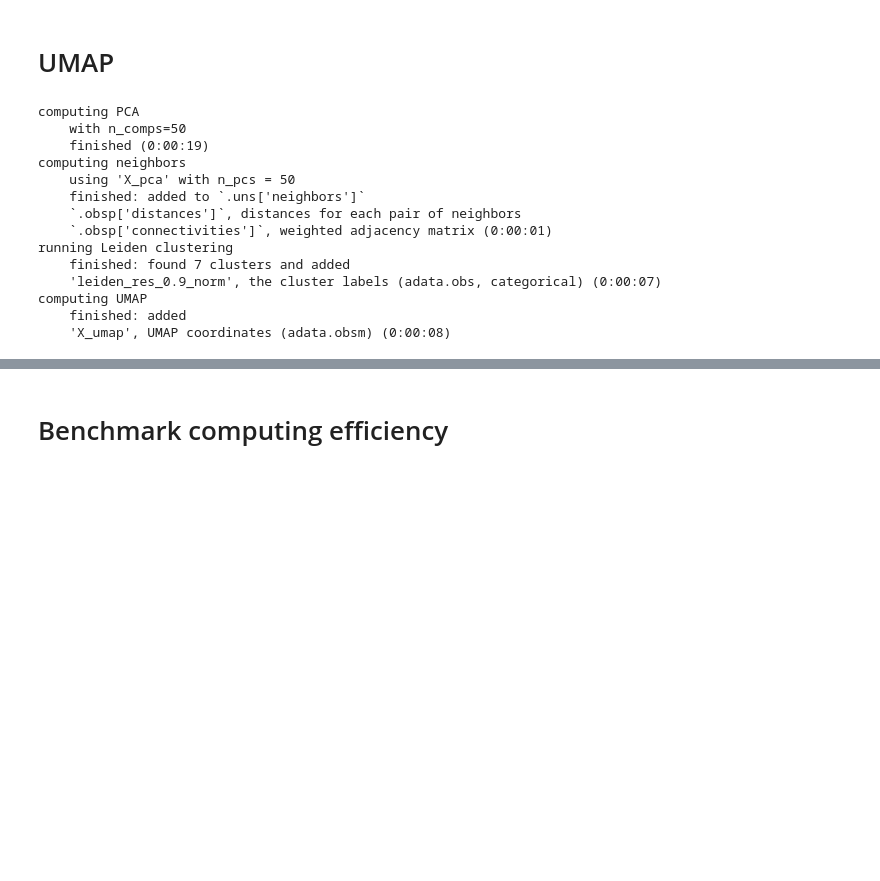
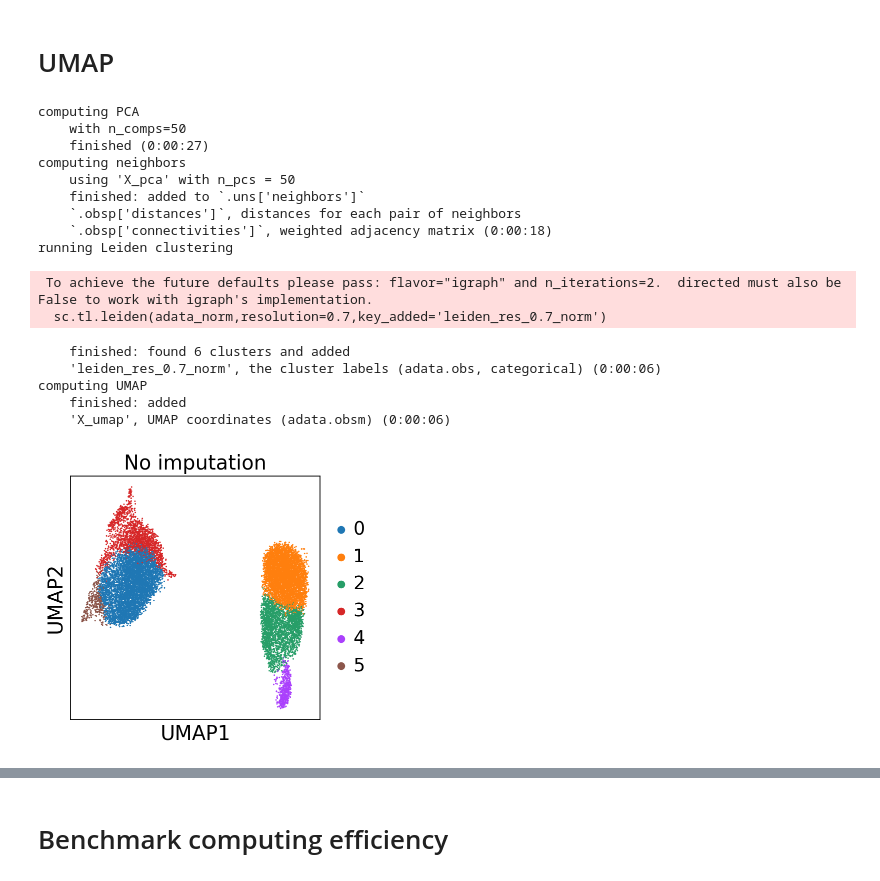
Before and after one commit to alexandrelanau/pyALRA, a Jupyter notebook: pyALRA/benchmarks/pyALRA_fig.ipynb, the cells around one changed output, grey strips where cells are left out. Saved outputs shown, nothing was run; the diff lists cells and outputs as text; code cells hidden in the pictures; blank space fills up the shorter version.

```diff
--- a/pyALRA/benchmarks/pyALRA_fig.ipynb
+++ b/pyALRA/benchmarks/pyALRA_fig.ipynb
@@ -21,5 +20,5 @@ sc.set_figure_params(scanpy=True, fontsize=18)
 # %%
-r_data_norm=pd.read_csv('/storage/Implem/pyALRA_package/pyALRA/data/data_test_normed_R.csv',sep=' ')
+r_data_norm=pd.read_csv('/storage/Implem/pyALRA/pyALRA/data/data_test_normed_R.csv',sep=' ')
 r_data_norm
 # %% [output]
 |  | AL627309.1 | RP11-206L10.2 | LINC00115 | NOC2L | KLHL17 | HES4 | ISG15 | C1orf159 | TTLL10 | TNFRSF18 | ... |
@@ -55,7 +54,7 @@ Scaling all except for 244 columns
 0.00% of the values became negative in the scaling process and were set to zero
 The matrix went from 5.11% nonzero to 75.19% nonzero
 # %%
-r_data=pd.read_csv('/storage/Implem/pyALRA_package/pyALRA/data/data_test_processed_R.csv',sep=' ',header=None)
+r_data=pd.read_csv('/storage/Implem/pyALRA/pyALRA/data/data_test_processed_R.csv',sep=' ',header=None)
 # %%
 from sklearn.metrics import mean_squared_error
 mse=mean_squared_error(adata_norm.layers['alra'],np.array(r_data.drop(index=0),dtype='float'))
@@ -72,27 +144,41 @@ AnnData object with n_obs × n_vars = 16427 × 12776
 # %% [markdown]
 # UMAP
+# %%
+color_palette={
+        '0':'#1f77b4',
+        '1':'#ff7f0e',
+        '2':'#279e68',
+        '3':'#d62728',
+        '4':'#aa40fc',
+        '5':'#8c564b',
+        '6':'#e377c2',
+        '7':'#b5bd61'
+}
 # %%
 sc.pp.pca(adata_norm)
 sc.pp.neighbors(adata_norm)
-sc.tl.leiden(adata_norm,resolution=0.9,key_added='leiden_res_0.9_norm')
+sc.tl.leiden(adata_norm,resolution=0.7,key_added='leiden_res_0.7_norm')
 sc.tl.umap(adata_norm)
-sc.pl.umap(adata_norm, color='leiden_res_0.9_norm',return_fig=True)
-plt.savefig('/storage/Implem/pyALRA_package/pyALRA/plots/umap_leiden_0.9_norm.pdf',bbox_inches='tight')
+sc.pl.umap(adata_norm, color='leiden_res_0.7_norm',return_fig=True,title='No imputation',palette=color_palette)
+plt.savefig('/storage/Implem/pyALRA/pyALRA/plots/umap_leiden_0.7_norm.pdf',bbox_inches='tight')
 # %% [output]
 computing PCA
     with n_comps=50
-    finished (0:00:19)
+    finished (0:00:27)
 computing neighbors
     using 'X_pca' with n_pcs = 50
     finished: added to `.uns['neighbors']`
     `.obsp['distances']`, distances for each pair of neighbors
-    `.obsp['connectivities']`, weighted adjacency matrix (0:00:01)
+    `.obsp['connectivities']`, weighted adjacency matrix (0:00:18)
 running Leiden clustering
-    finished: found 7 clusters and added
-    'leiden_res_0.9_norm', the cluster labels (adata.obs, categorical) (0:00:07)
-computing UMAP
-    finished: added
-    'X_umap', UMAP coordinates (adata.obsm) (0:00:08)
+ To achieve the future defaults please pass: flavor="igraph" and n_iterations=2.  directed must also be False to work with igraph's implementation.
+  sc.tl.leiden(adata_norm,resolution=0.7,key_added='leiden_res_0.7_norm')
+    finished: found 6 clusters and added
+    'leiden_res_0.7_norm', the cluster labels (adata.obs, categorical) (0:00:06)
+computing UMAP
+    finished: added
+    'X_umap', UMAP coordinates (adata.obsm) (0:00:06)
+[figure, added]
 # %%
 adata_norm.X=adata_norm.layers['r_alra']
 sc.pp.pca(adata_norm)
```
Also changed, not shown: parts of 10 cells of this notebook, 5 other files.
